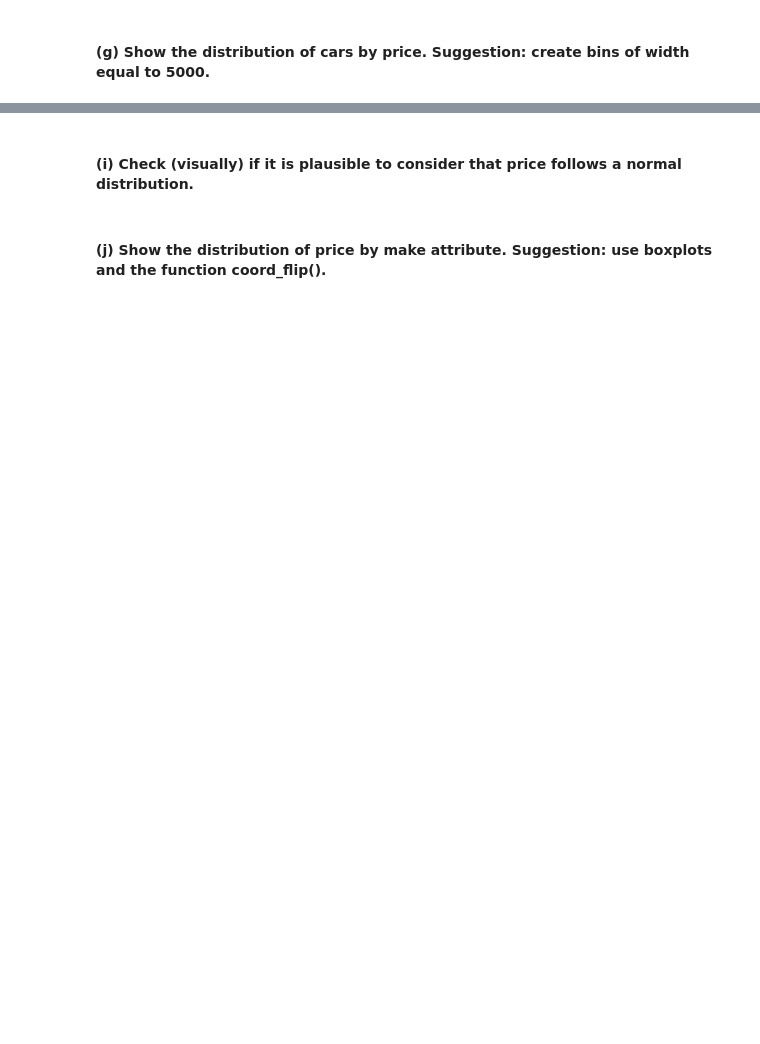
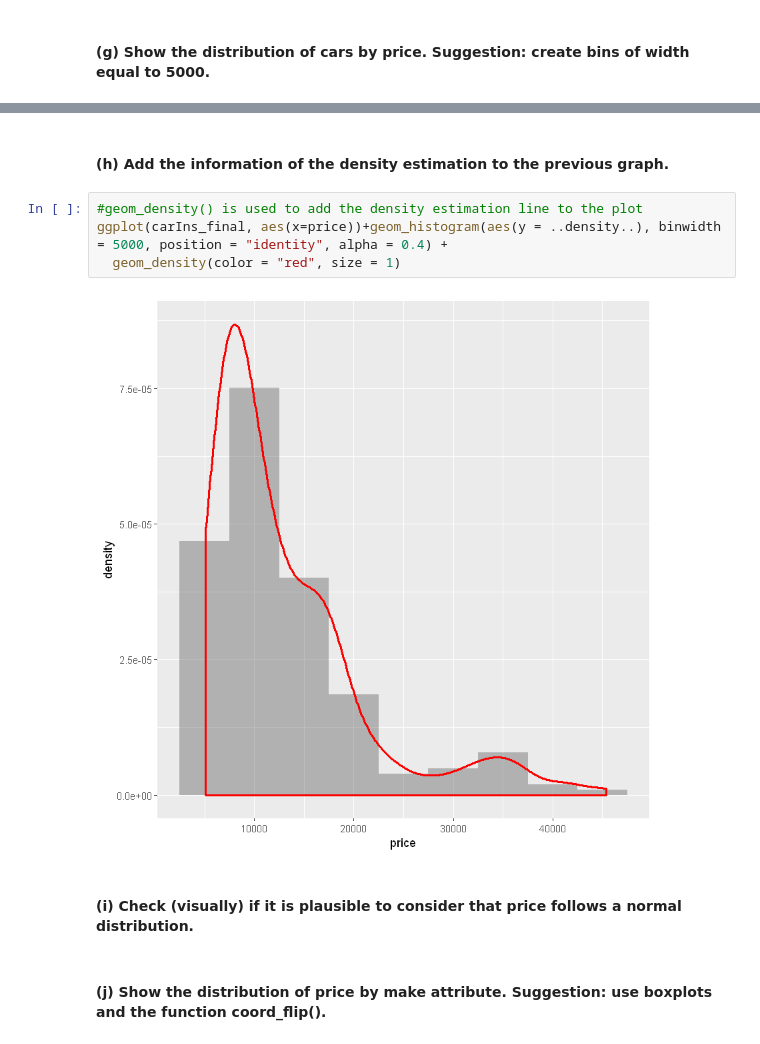
Before and after one commit to PaolaMaribel18/hands-on-2023A, a Jupyter notebook: notebooks/03-dataexploration.ipynb, the cells around one changed output, grey strips where cells are left out. Drawn from its saved outputs; the diff is of its cells as text; blank space fills up the shorter version.

```diff
--- a/notebooks/03-dataexploration.ipynb
+++ b/notebooks/03-dataexploration.ipynb
@@ -135,3 +150,11 @@ crear nueva columna, numerico a categorico, histograma
+# %% [markdown]
+#### (h) Add the information of the density estimation to the previous graph.
+# %%
+#geom_density() is used to add the density estimation line to the plot
+ggplot(carIns_final, aes(x=price))+geom_histogram(aes(y = ..density..), binwidth = 5000, position = "identity", alpha = 0.4) +
+  geom_density(color = "red", size = 1)
+# %% [output]
+[figure, added]
 # %% [markdown]
 #### (i) Check (visually) if it is plausible to consider that price follows a normal distribution.
 # %% [markdown]
```
Also changed, not shown: parts of 15 cells of this notebook.
